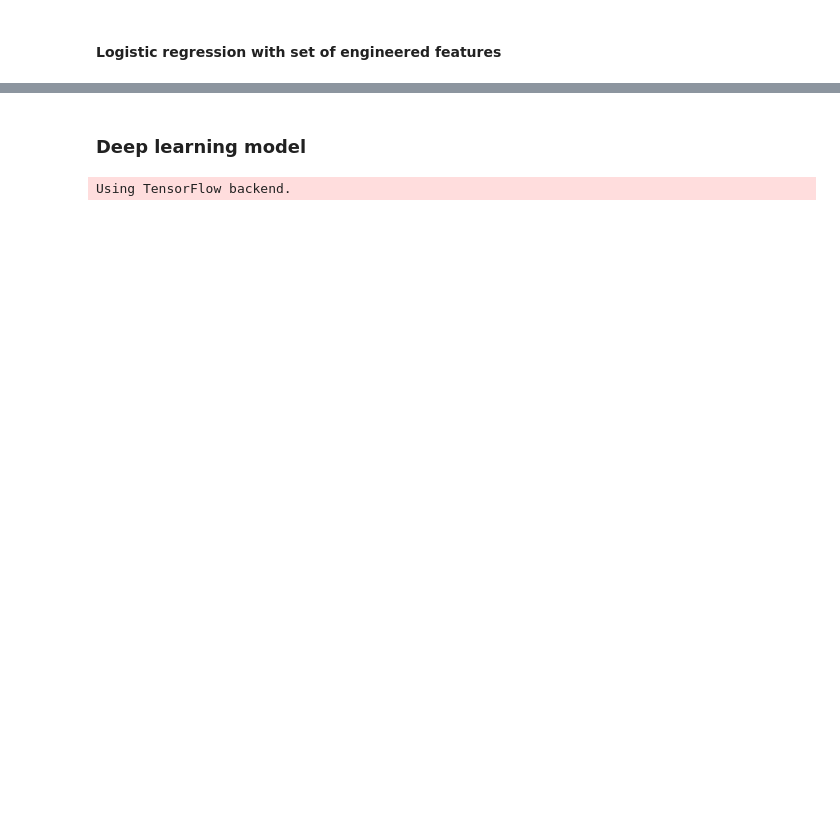
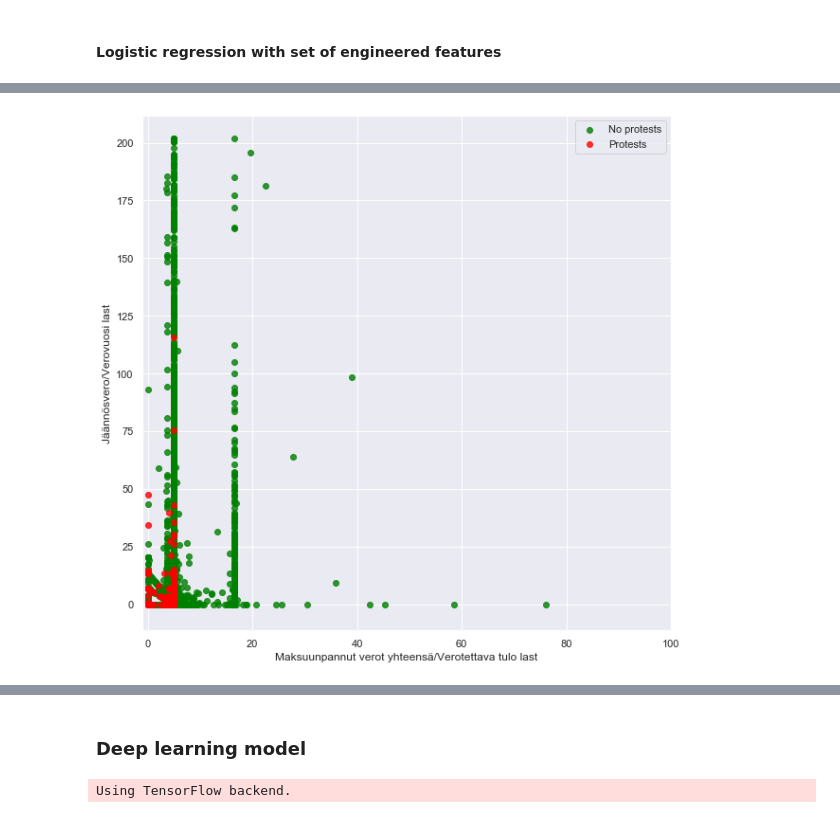
Before and after one commit to loerssoni/credit_risk_finland, a Jupyter notebook: Verodata analyysi.ipynb, the cells around one changed output, grey strips where cells are left out. Saved outputs shown, nothing was run; the diff lists cells and outputs as text; code cells hidden in the pictures; blank space fills up the shorter version.

```diff
--- a/Verodata analyysi.ipynb
+++ b/Verodata analyysi.ipynb
@@ -118,0 +228,5 @@ def plot_cols(col1, col2, ylim=None, xlim=None):
+# %%
+plot_cols('Maksuunpannut verot yhteensä/Verotettava tulo last',
+          'Jäännösvero/Verovuosi last', xlim=(-1,100))
+# %% [output]
+[figure, added]
```
Also changed, not shown: parts of 45 cells of this notebook, 1 other file.
